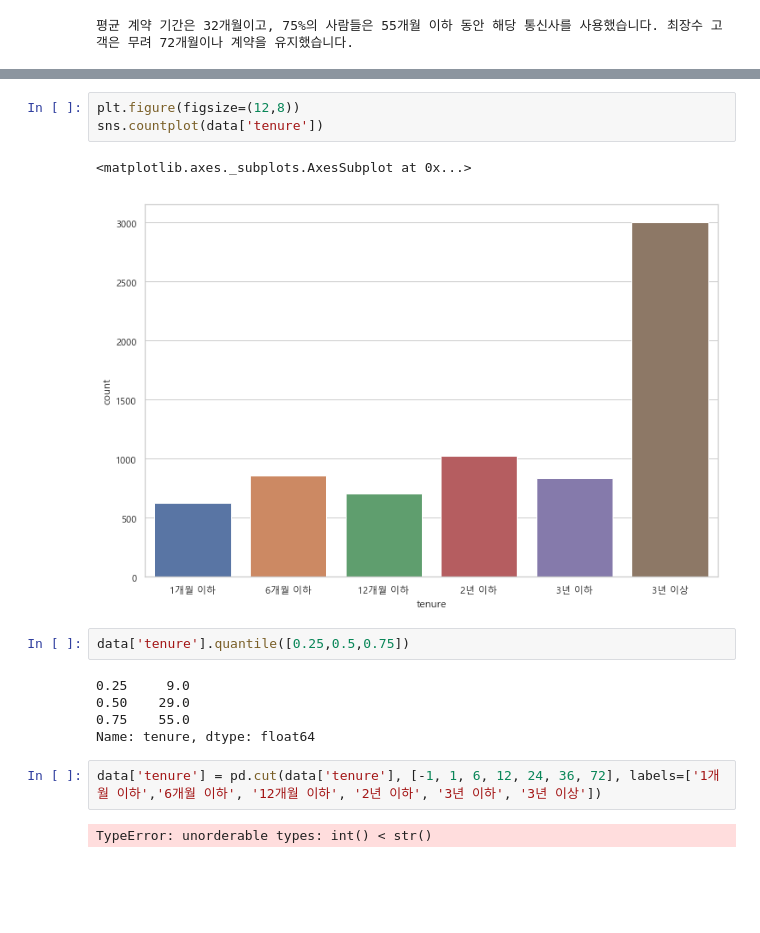
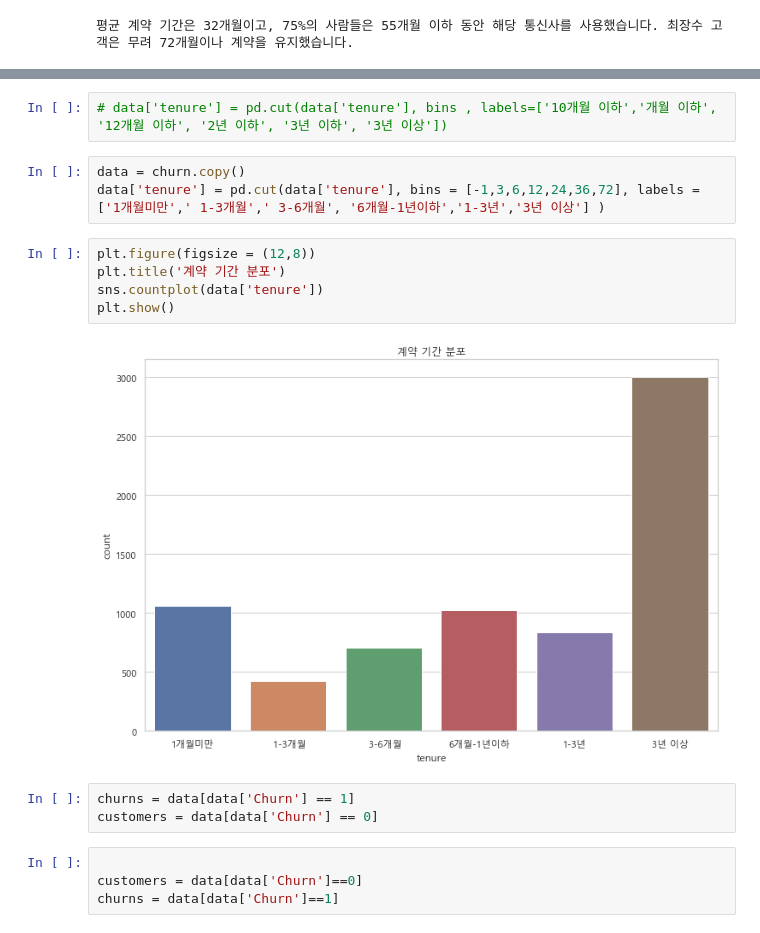
Before and after one commit to h33sun/Lets-EDA, a Jupyter notebook: Telecom _Churn_prediction.ipynb, the cells around one changed output, grey strips where cells are left out. Drawn from its saved outputs; the diff is of its cells as text; blank space fills up the shorter version.

```diff
--- a/Telecom _Churn_prediction.ipynb
+++ b/Telecom _Churn_prediction.ipynb
@@ -73,17 +129,19 @@ print('평균 계약 기간은 {}개월이고, 75%의 사람들은 {}개월 이
+# %%
+# data['tenure'] = pd.cut(data['tenure'], bins , labels=['10개월 이하','개월 이하', '12개월 이하', '2년 이하', '3년 이하', '3년 이상'])
+# %%
+data = churn.copy()
+data['tenure'] = pd.cut(data['tenure'], bins = [-1,3,6,12,24,36,72], labels = ['1개월미만',' 1-3개월',' 3-6개월', '6개월-1년이하','1-3년','3년 이상'] )
 # %%
-plt.figure(figsize=(12,8))
+plt.figure(figsize = (12,8))
+plt.title('계약 기간 분포')
 sns.countplot(data['tenure'])
+plt.show()
 # %% [output]
-<matplotlib.axes._subplots.AxesSubplot at 0x...>
-[figure, old version]
+[figure, new version]
-# %%
-data['tenure'].quantile([0.25,0.5,0.75])
-# %% [output]
-0.25     9.0
-0.50    29.0
-0.75    55.0
-Name: tenure, dtype: float64
-# %%
-data['tenure'] = pd.cut(data['tenure'], [-1, 1, 6, 12, 24, 36, 72], labels=['1개월 이하','6개월 이하', '12개월 이하', '2년 이하', '3년 이하', '3년 이상'])
-# %% [output]
-TypeError: unorderable types: int() < str()
+# %%
+churns = data[data['Churn'] == 1]
+customers = data[data['Churn'] == 0]
+# %%
+
+customers = data[data['Churn']==0]
+churns = data[data['Churn']==1]
```
Also changed, not shown: parts of 16 cells of this notebook.
